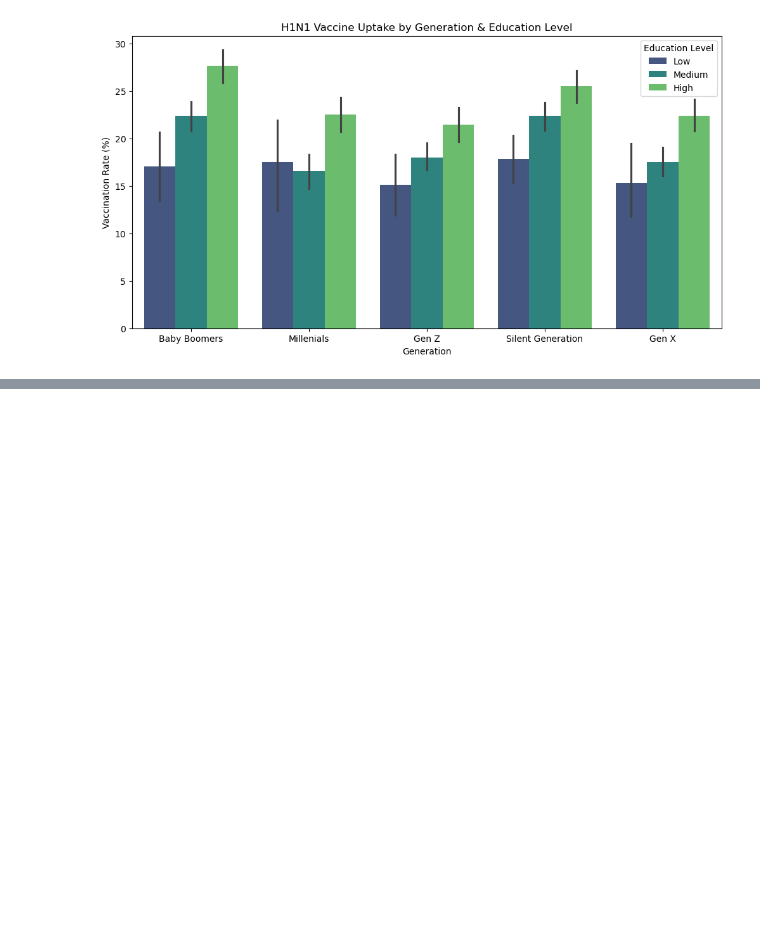
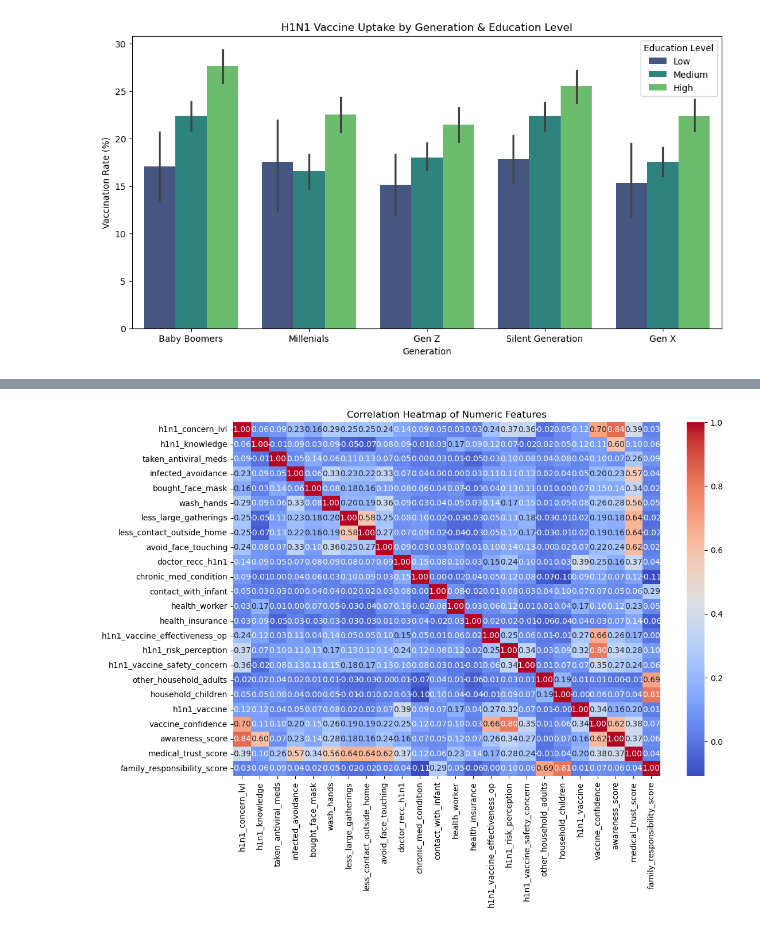
Before and after one commit to Day-hue/Phase-3-project, a Jupyter notebook: phase 3 project.ipynb, the cells around one changed output, grey strips where cells are left out. Saved outputs shown, nothing was run; the diff lists cells and outputs as text; code cells hidden in the pictures; blank space fills up the shorter version.

```diff
--- a/phase 3 project.ipynb
+++ b/phase 3 project.ipynb
@@ -1279,0 +1300,9 @@ plt.show()
+# %%
+# Correlation Heatmap (Only Numeric Features)
+numeric_features = combined_df.select_dtypes(include=[np.number])
+plt.figure(figsize=(12, 8))
+sns.heatmap(numeric_features.corr(), annot=True, cmap='coolwarm', fmt='.2f')
+plt.title('Correlation Heatmap of Numeric Features')
+plt.show()
+# %% [output]
+[figure, added]
```
Also changed, not shown: parts of 17 cells of this notebook.
